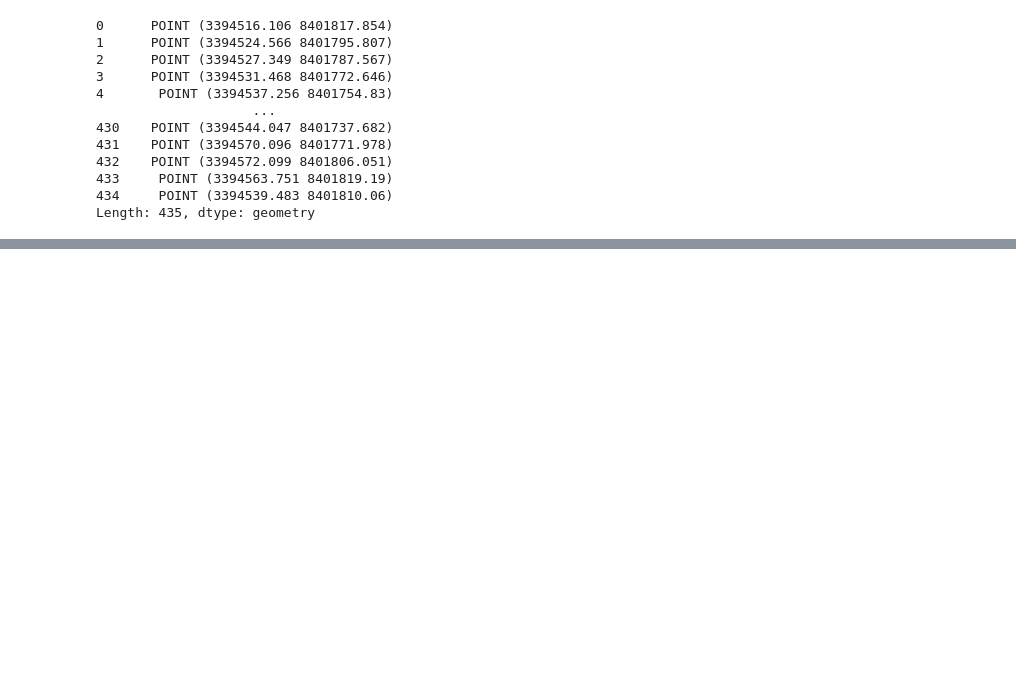
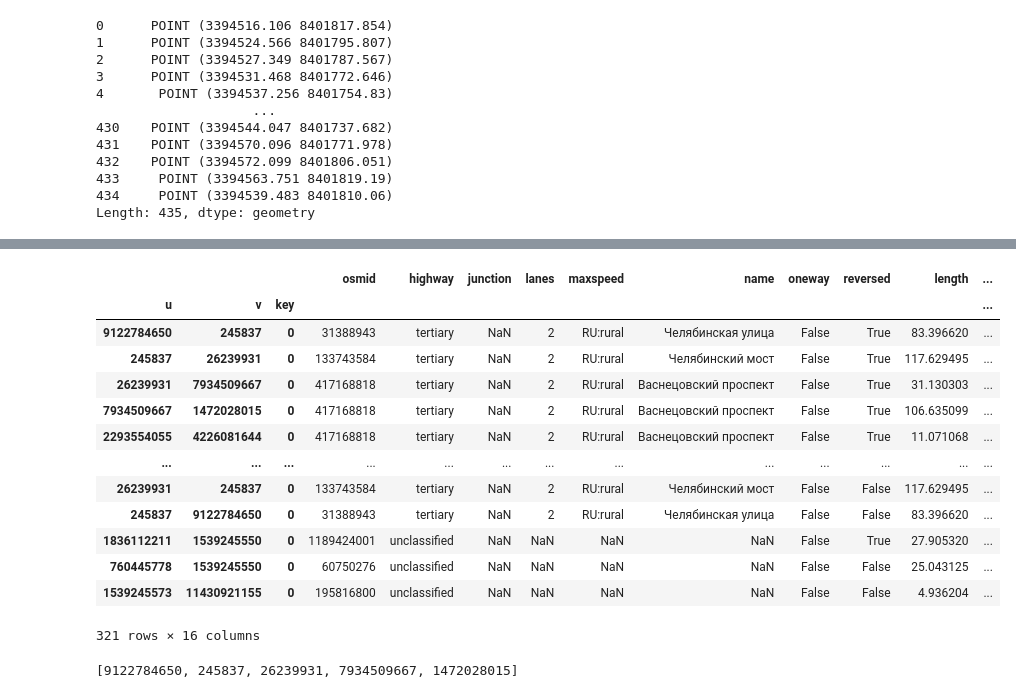
Before and after one commit to nikita03565/Urban-Transit-Network-Analysis, a Jupyter notebook: mess1.ipynb, the cells around one changed output, grey strips where cells are left out. Saved outputs shown, nothing was run; the diff lists cells and outputs as text; code cells hidden in the pictures; blank space fills up the shorter version.

```diff
--- a/mess1.ipynb
+++ b/mess1.ipynb
@@ -178,9 +138,9 @@ mat
 # %%
 matched_edges = []
-for i in range(len(example_route) - 1):
-    pt1 = example_route[i]
-    pt2 = example_route[i + 1]
-    h = calculate_heading(pt1, pt2)
-    match = snap_point_to_best_edge(graph, pt1[0], pt1[1], heading=h)
-    if match:
-        matched_edges.append(match)
+for i in range(len(example_route_series) - 1):
+    pt1 = example_route_series.iloc[i]
+    pt2 = example_route_series.iloc[i + 1]
+    route_part = LineString([pt1, pt2])
+    match = snap_point_to_best_edge(edges, rtree, route_part, buf_tol)
+    if match is not None:
+        matched_edges.append(match.name)
@@ -186,0 +165,6 @@ for i in range(len(example_route) - 1):
+# %%
+edges.loc[matched_edges, "in_route"] = True
+# %%
+matched_edges_arr = np.array(matched_edges)
+_, un_idx = np.unique(matched_edges_arr, axis=0, return_index=True)
+un_idx_sorted = np.sort(un_idx)
@@ -187 +232,19 @@ for i in range(len(example_route) - 1):
+# %%
+filtered_edges = edges.loc[filtered_matched_edges_arr.tolist()]
+filtered_edges
+# %% [output]
+|  |  |  | osmid | highway | junction | lanes | maxspeed | name | oneway | reversed | length | ... |
+| u | v | key |  |  |  |  |  |  |  |  |  | ... |
+| 9122784650 | 245837 | 0 | 31388943 | tertiary | NaN | 2 | RU:rural | Челябинская улица | False | True | 83.396620 | ... |
+| 245837 | 26239931 | 0 | 133743584 | tertiary | NaN | 2 | RU:rural | Челябинский мост | False | True | 117.629495 | ... |
+| 26239931 | 7934509667 | 0 | 417168818 | tertiary | NaN | 2 | RU:rural | Васнецовский проспект | False | True | 31.130303 | ... |
+| 7934509667 | 1472028015 | 0 | 417168818 | tertiary | NaN | 2 | RU:rural | Васнецовский проспект | False | True | 106.635099 | ... |
+| 2293554055 | 4226081644 | 0 | 417168818 | tertiary | NaN | 2 | RU:rural | Васнецовский проспект | False | True | 11.071068 | ... |
+| ... | ... | ... | ... | ... | ... | ... | ... | ... | ... | ... | ... | ... |
+| 26239931 | 245837 | 0 | 133743584 | tertiary | NaN | 2 | RU:rural | Челябинский мост | False | False | 117.629495 | ... |
+| 245837 | 9122784650 | 0 | 31388943 | tertiary | NaN | 2 | RU:rural | Челябинская улица | False | False | 83.396620 | ... |
+| 1836112211 | 1539245550 | 0 | 1189424001 | unclassified | NaN | NaN | NaN | NaN | False | True | 27.905320 | ... |
+| 760445778 | 1539245550 | 0 | 60750276 | unclassified | NaN | NaN | NaN | NaN | False | False | 25.043125 | ... |
+| 1539245573 | 11430921155 | 0 | 195816800 | unclassified | NaN | NaN | NaN | NaN | False | False | 4.936204 | ... |
+321 rows × 16 columns
 # %%
@@ -205,0 +269,5 @@ if clean_edges:
+# %%
+final_path = [int(x) for x in final_path]
+final_path[:5]
+# %% [output]
+[9122784650, 245837, 26239931, 7934509667, 1472028015]
```
Also changed, not shown: parts of 17 cells of this notebook.
